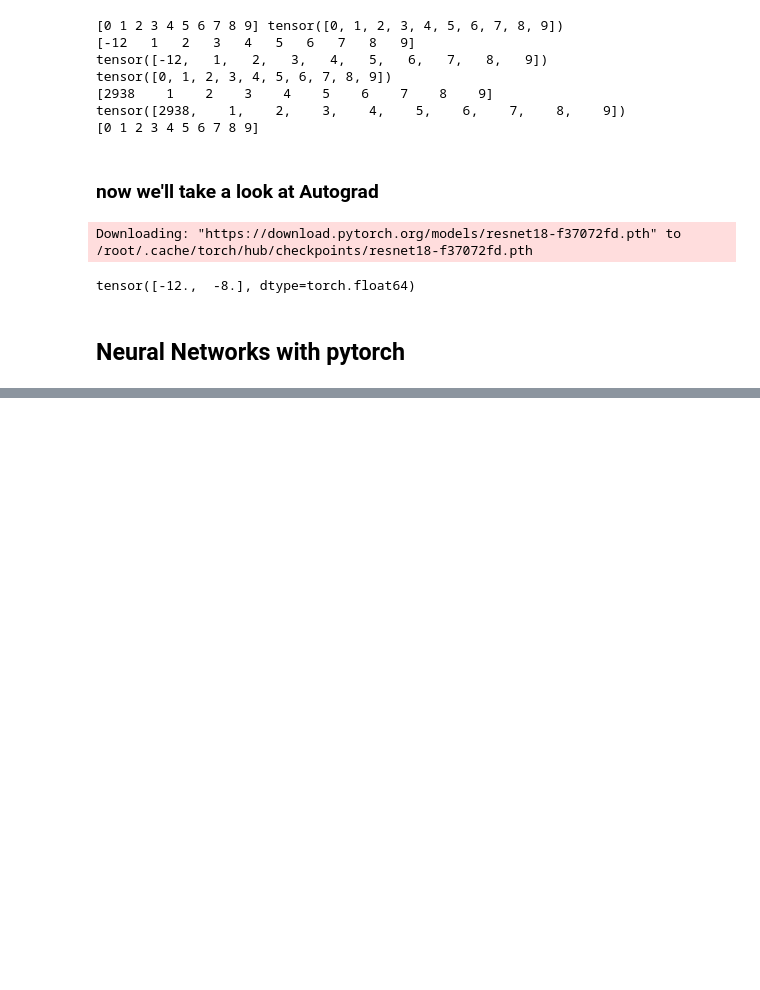
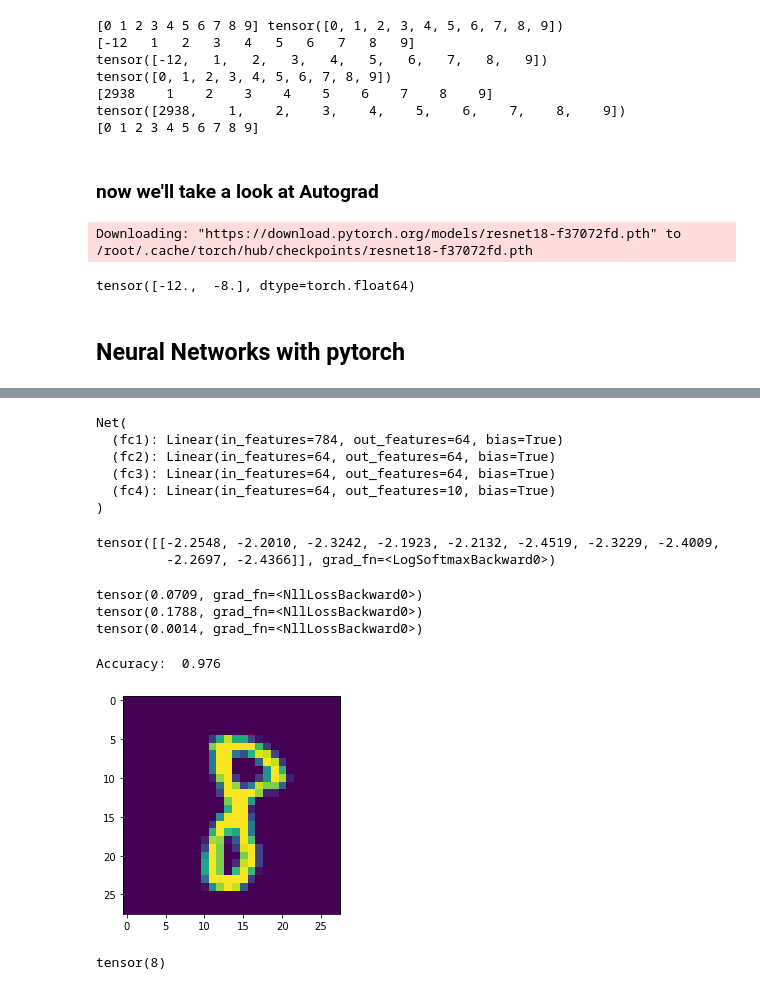
Before and after one commit to kalebmes/Machine-Learning-Repo, a Jupyter notebook: Pytorch_introduction.ipynb, the cells around one changed output, grey strips where cells are left out. Cells and saved outputs as stored; diff of their text form; code cells hidden in the pictures; blank space fills up the shorter version.

```diff
--- a/Pytorch_introduction.ipynb
+++ b/Pytorch_introduction.ipynb
@@ -194,0 +297,76 @@ class Net(nn.Module):
+# %%
+class Net(nn.Module):
+
+  def __init__(self) -> None:
+    super().__init__()
+    self.fc1 = nn.Linear(28*28, 64)
+    self.fc2 = nn.Linear(64, 64)
+    self.fc3 = nn.Linear(64, 64)
+    self.fc4 = nn.Linear(64, 10)
+
+  def forward(self, x):
+    x = F.relu(self.fc1(x))
+    x = F.relu(self.fc2(x))
+    x = F.relu(self.fc3(x))
+    x = self.fc4(x)
+    return F.log_softmax(x, dim=1)
+net = Net()
+print(net)
+# %% [output]
+Net(
+  (fc1): Linear(in_features=784, out_features=64, bias=True)
+  (fc2): Linear(in_features=64, out_features=64, bias=True)
+  (fc3): Linear(in_features=64, out_features=64, bias=True)
+  (fc4): Linear(in_features=64, out_features=10, bias=True)
+)
+# %%
+X = torch.rand((28, 28))
+X = X.view(-1, 28*28)
+output = net(X)
+# %%
+output
+# %% [output]
+tensor([[-2.2548, -2.2010, -2.3242, -2.1923, -2.2132, -2.4519, -2.3229, -2.4009,
+         -2.2697, -2.4366]], grad_fn=<LogSoftmaxBackward0>)
+# %%
+import torch.optim as optim
+optimizer = optim.Adam(net.parameters(), lr=0.001)
+epochs = 3
+for epoch in range(epochs):
+  for data in trainset:
+    X, y = data
+    net.zero_grad()
+    output = net(X.view(-1, 28*28))
+    loss = F.nll_loss(output, y)
+    loss.backward()
+    optimizer.step()
+  print(loss)
+# %% [output]
+tensor(0.0709, grad_fn=<NllLossBackward0>)
+tensor(0.1788, grad_fn=<NllLossBackward0>)
+tensor(0.0014, grad_fn=<NllLossBackward0>)
+# %%
+correct = 0
+total = 0
+
+with torch.no_grad():
+  for data in trainset:
+    X, y = data
+    output = net(X.view(-1, 784))
+    for idx, i in enumerate(output):
+      if torch.argmax(i) == y[idx]:
+        correct += 1
+      total += 1
+print("Accuracy: ", round(correct/total, 3))
+# %% [output]
+Accuracy:  0.976
+# %%
+import matplotlib.pyplot as plt
+plt.imshow(X[1].view(28,28))
+plt.show()
+# %% [output]
+[figure, added]
+# %%
+print(torch.argmax(net(X[1].view(-1, 784))[0]))
+# %% [output]
+tensor(8)
```
Also changed, not shown: parts of 9 cells of this notebook.
